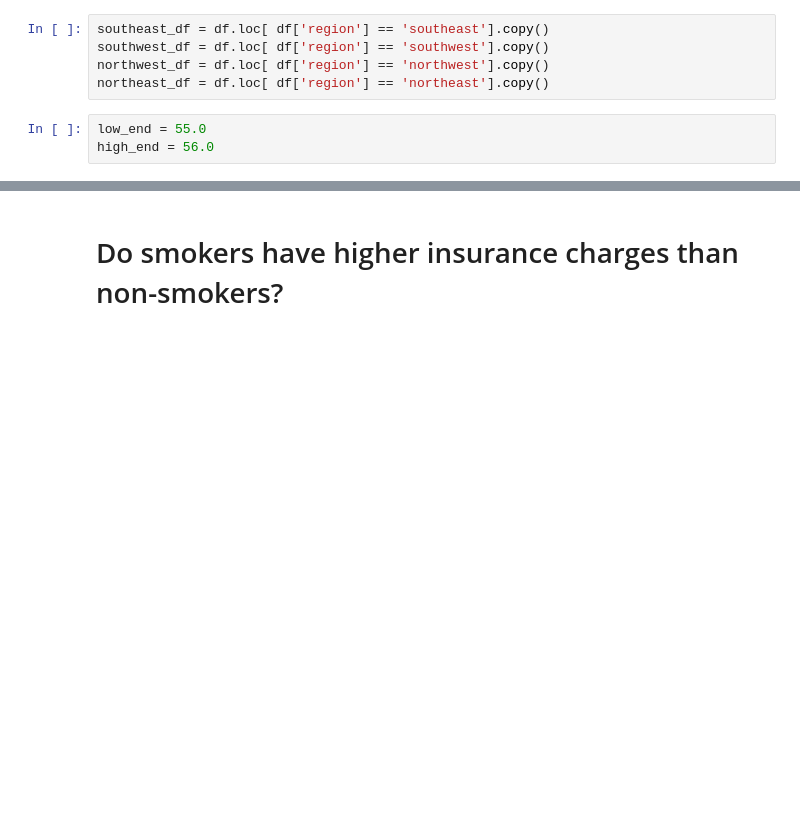
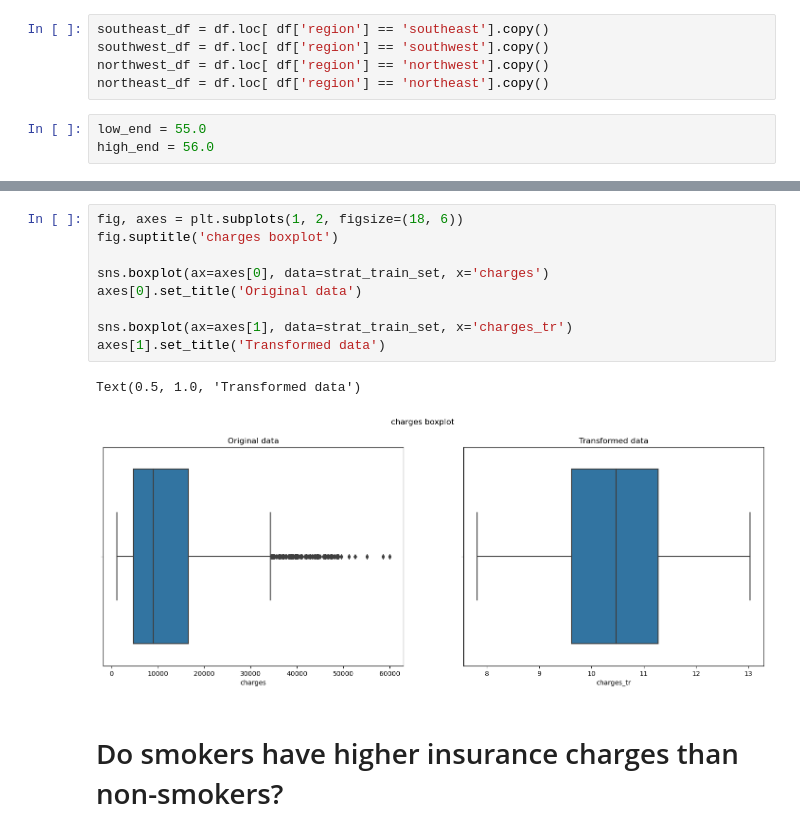
Before and after one commit to rimchristian/US-Health-Insurance-, a Jupyter notebook: US Health Insurance.ipynb, the cells around one changed output, grey strips where cells are left out. Drawn from its saved outputs; the diff is of its cells as text; blank space fills up the shorter version.

```diff
--- a/US Health Insurance.ipynb
+++ b/US Health Insurance.ipynb
@@ -62,3 +237,15 @@ high_end = 56.0
+# %%
+fig, axes = plt.subplots(1, 2, figsize=(18, 6))
+fig.suptitle('charges boxplot')
+
+sns.boxplot(ax=axes[0], data=strat_train_set, x='charges')
+axes[0].set_title('Original data')
+
+sns.boxplot(ax=axes[1], data=strat_train_set, x='charges_tr')
+axes[1].set_title('Transformed data')
+# %% [output]
+Text(0.5, 1.0, 'Transformed data')
+[figure, added]
 # %% [markdown]
 # Do smokers have higher insurance charges than non-smokers?
 # %% [markdown]
```
Also changed, not shown: parts of 38 cells of this notebook.
